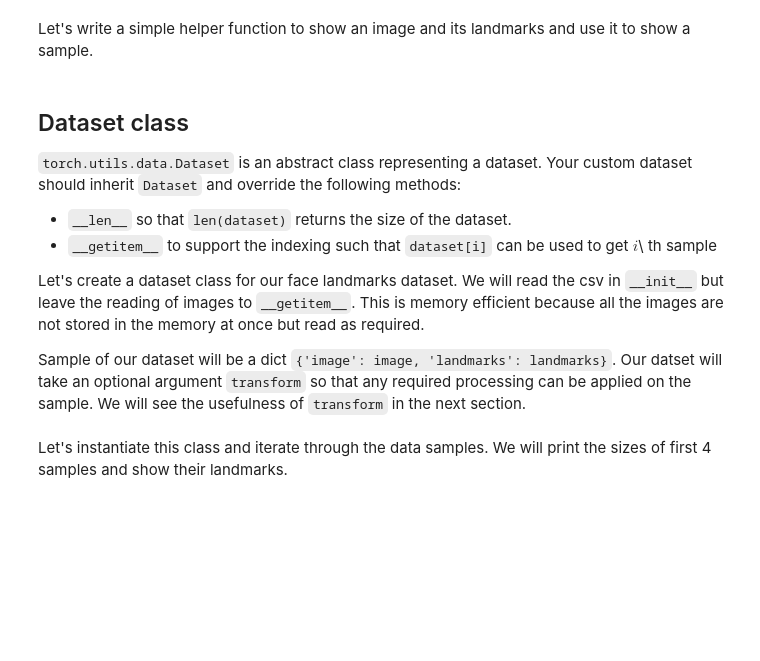
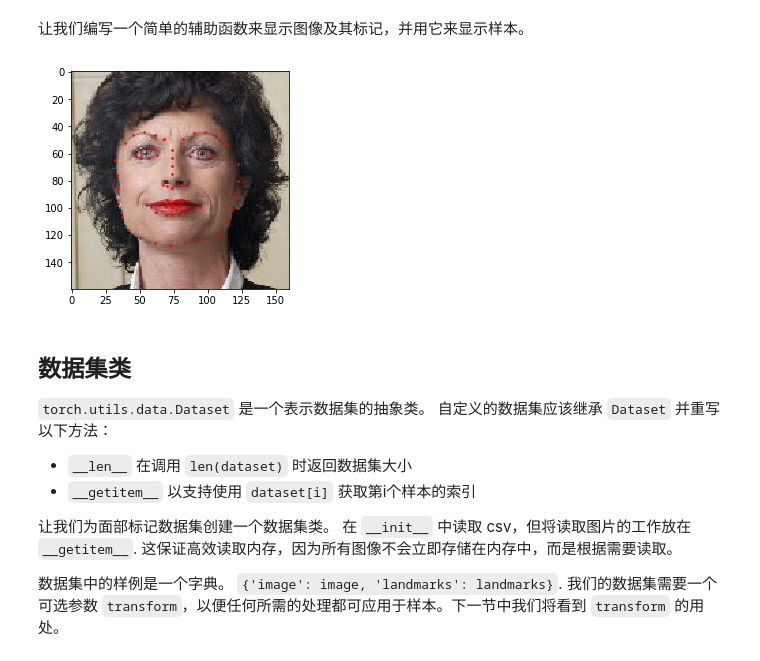
Before and after one commit to yhshu/PyTorch_Tutorials, a Jupyter notebook: 数据装载与处理教程/data_loading_tutorial.ipynb, the cells around one changed output. Cells and saved outputs as stored; diff of their text form; code cells hidden in the pictures; blank space fills up the shorter version.

```diff
--- a/数据装载与处理教程/data_loading_tutorial.ipynb
+++ b/数据装载与处理教程/data_loading_tutorial.ipynb
@@ -67,40 +67,35 @@ print('First 4 Landmarks: {}'.format(landmarks[:4]))
-# %% [markdown]
-Let's write a simple helper function to show an image and its landmarks
-and use it to show a sample.
+# %% [markdown]
+让我们编写一个简单的辅助函数来显示图像及其标记，并用它来显示样本。
 # %%
 def show_landmarks(image, landmarks):
     """Show image with landmarks"""
-    plt.imshow(image)
+    plt.imshow(image)  # 人脸图片
     plt.scatter(landmarks[:, 0], landmarks[:, 1], s=10, marker='.', c='r')
-    plt.pause(0.001)  # pause a bit so that plots are updated
+    # 标记点：s：半径；marker：标记形式（点）；c：颜色
+    plt.pause(0.001)  # 暂停片刻，等待图像更新
+
 
 plt.figure()
-show_landmarks(io.imread(os.path.join('faces/', img_name)),
-               landmarks)
+show_landmarks(io.imread(os.path.join('faces/', img_name)), landmarks)
 plt.show()
+# %% [output]
+[figure, added]
-# %% [markdown]
-Dataset class
--------------
-
-``torch.utils.data.Dataset`` is an abstract class representing a
-dataset.
-Your custom dataset should inherit ``Dataset`` and override the following
-methods:
-
--  ``__len__`` so that ``len(dataset)`` returns the size of the dataset.
--  ``__getitem__`` to support the indexing such that ``dataset[i]`` can
-   be used to get $i$\ th sample
-
-Let's create a dataset class for our face landmarks dataset. We will
-read the csv in ``__init__`` but leave the reading of images to
-``__getitem__``. This is memory efficient because all the images are not
-stored in the memory at once but read as required.
-
-Sample of our dataset will be a dict
-``{'image': image, 'landmarks': landmarks}``. Our datset will take an
-optional argument ``transform`` so that any required processing can be
-applied on the sample. We will see the usefulness of ``transform`` in the
-next section.
+# %% [markdown]
+数据集类
+-------------
+
+``torch.utils.data.Dataset`` 是一个表示数据集的抽象类。
+自定义的数据集应该继承 ``Dataset`` 并重写以下方法：
+
+
+-  ``__len__`` 在调用 ``len(dataset)`` 时返回数据集大小
+-  ``__getitem__`` 以支持使用 ``dataset[i]`` 获取第i个样本的索引
+
+让我们为面部标记数据集创建一个数据集类。
+在 ``__init__`` 中读取 csv，但将读取图片的工作放在 ``__getitem__``. 这保证高效读取内存，因为所有图像不会立即存储在内存中，而是根据需要读取。
+
+数据集中的样例是一个字典。
+``{'image': image, 'landmarks': landmarks}``. 我们的数据集需要一个可选参数 ``transform``，以便任何所需的处理都可应用于样本。下一节中我们将看到 ``transform`` 的用处。
 # %%
 class FaceLandmarksDataset(Dataset):
     """Face Landmarks dataset."""
@@ -132,6 +126,3 @@ class FaceLandmarksDataset(Dataset):
             sample = self.transform(sample)
 
         return sample
-# %% [markdown]
-Let's instantiate this class and iterate through the data samples. We
-will print the sizes of first 4 samples and show their landmarks.
```
Also changed, not shown: parts of 20 cells of this notebook, 2 other files.
